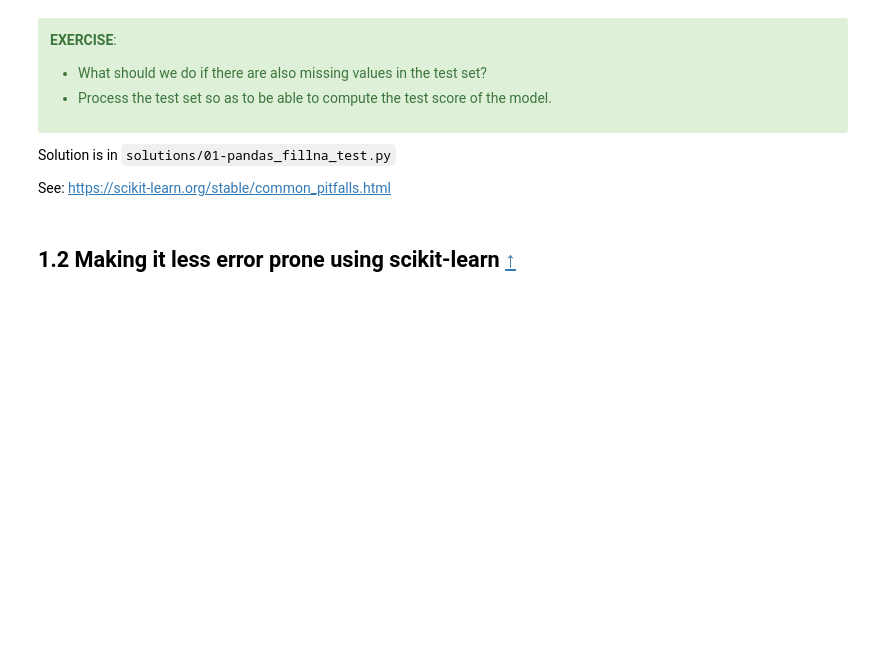
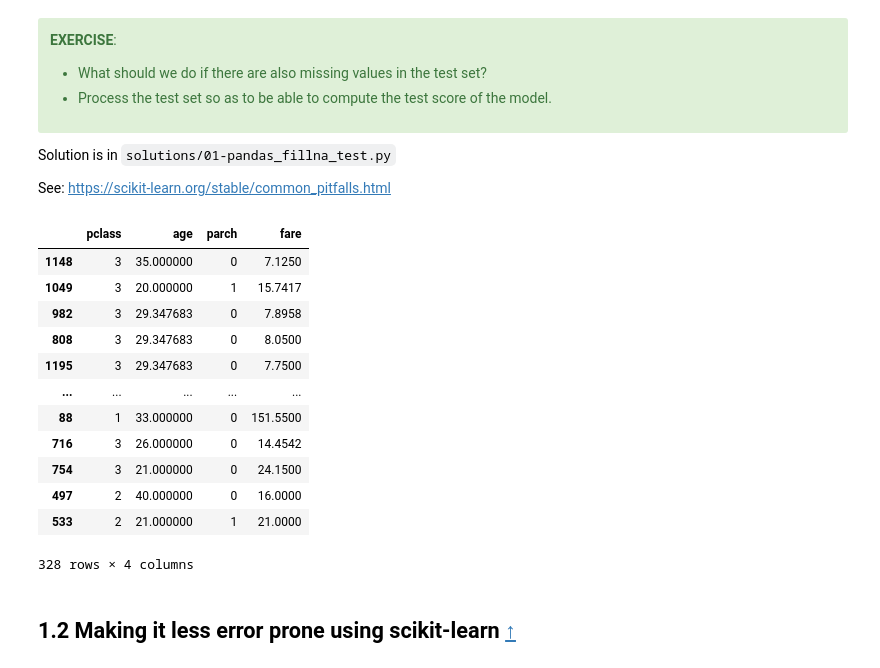
Before and after one commit to x-datascience-datacamp/datacamp-master, a Jupyter notebook: 02_pipelines_and_column_transformers/01-sklearn_API_pipeline_columntransformer.ipynb, the cells around one changed output. Saved outputs shown, nothing was run; the diff lists cells and outputs as text; code cells hidden in the pictures; blank space fills up the shorter version.

```diff
--- a/02_pipelines_and_column_transformers/01-sklearn_API_pipeline_columntransformer.ipynb
+++ b/02_pipelines_and_column_transformers/01-sklearn_API_pipeline_columntransformer.ipynb
@@ -75,4 +77,4 @@ X_train, X_test, y_train, y_test = train_test_split(
 # %%
 from sklearn.linear_model import LogisticRegression
 model = LogisticRegression()
-# TODO
+model.fit(X_train, y_train)
@@ -120,0 +122,3 @@ model = LogisticRegression()
+# %%
+model = LogisticRegression()
+model.fit(X_train_num, y_train)
@@ -172,3 +177,20 @@ See: https://scikit-learn.org/stable/common_pitfalls.html
+# %%
+X_test_num_imputed = X_test_num.fillna(X_train_num.mean())
+X_test_num_imputed
+# %% [output]
+|  | pclass | age | parch | fare |
+| 1148 | 3 | 35.000000 | 0 | 7.1250 |
+| 1049 | 3 | 20.000000 | 1 | 15.7417 |
+| 982 | 3 | 29.347683 | 0 | 7.8958 |
+| 808 | 3 | 29.347683 | 0 | 8.0500 |
+| 1195 | 3 | 29.347683 | 0 | 7.7500 |
+| ... | ... | ... | ... | ... |
+| 88 | 1 | 33.000000 | 0 | 151.5500 |
+| 716 | 3 | 26.000000 | 0 | 14.4542 |
+| 754 | 3 | 21.000000 | 0 | 24.1500 |
+| 497 | 2 | 40.000000 | 0 | 16.0000 |
+| 533 | 2 | 21.000000 | 1 | 21.0000 |
+328 rows × 4 columns
 # %% [markdown]
 ## 1.2 Making it less error prone using scikit-learn <a class="anchor" id="workingnumerical_errorprone"></a> [↑](#Table-of-contents)
 # %% [markdown]
```
Also changed, not shown: parts of 24 cells of this notebook, 4 other files.
